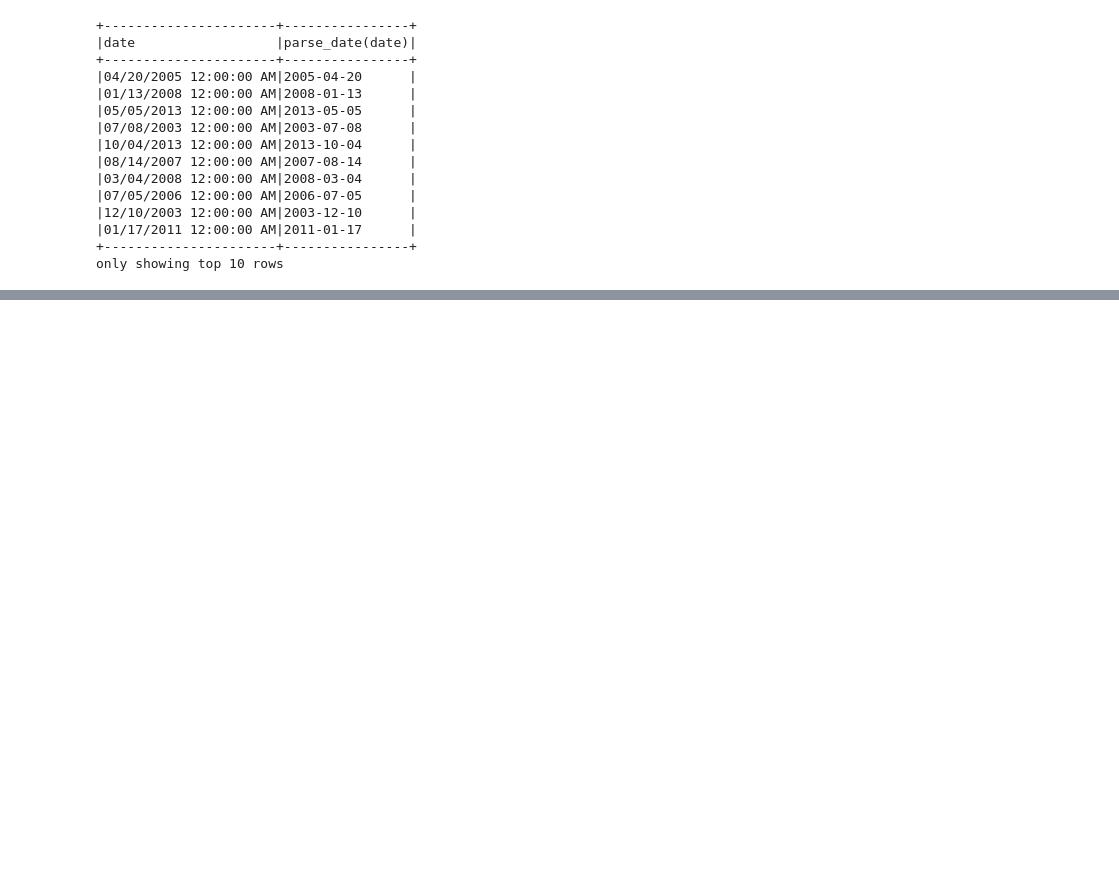
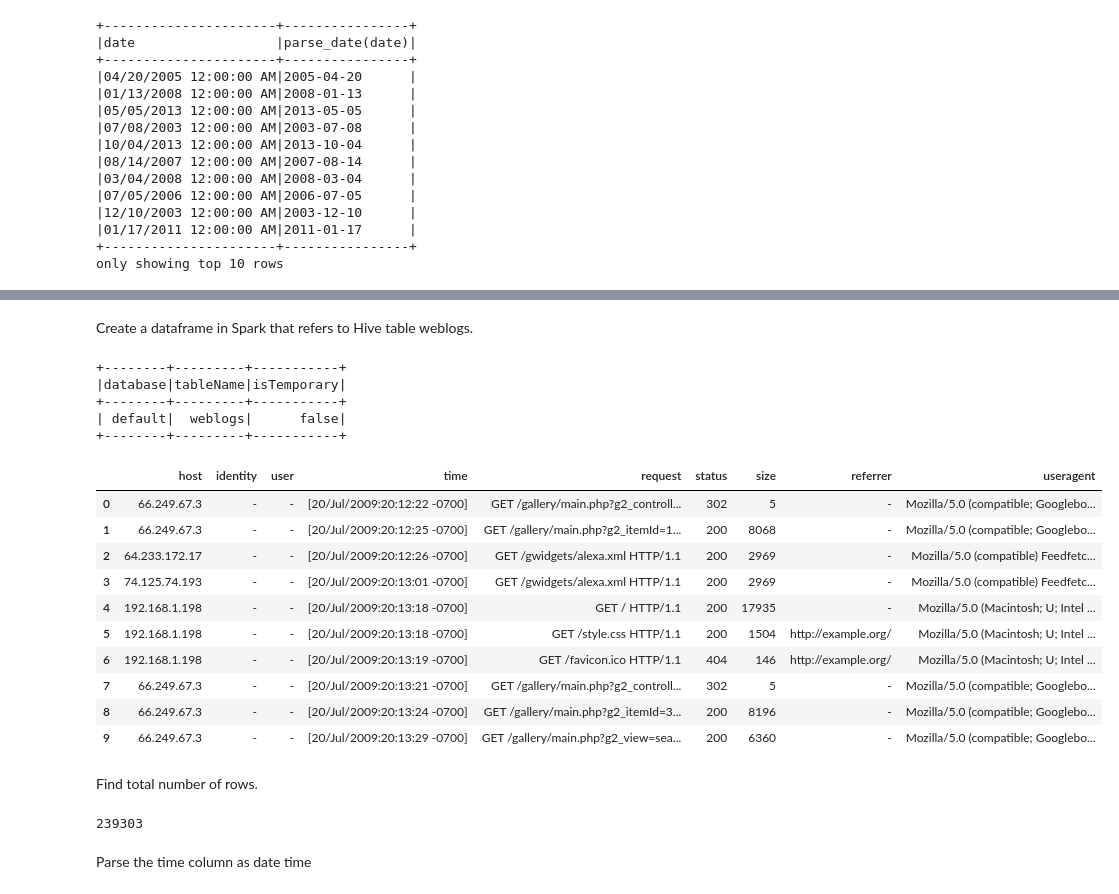
Before and after one commit to abulbasar/pyspark-examples, a Jupyter notebook: Spark_dataframe_pyspark.ipynb, the cells around one changed output, grey strips where cells are left out. Saved outputs shown, nothing was run; the diff lists cells and outputs as text; code cells hidden in the pictures; blank space fills up the shorter version.

```diff
--- a/Spark_dataframe_pyspark.ipynb
+++ b/Spark_dataframe_pyspark.ipynb
@@ -702,0 +792,33 @@ sfpd_clean.limit(10).toPandas()
+# %% [markdown]
+Create a dataframe in Spark that refers to Hive table weblogs.
+# %%
+sql("show tables").show()
+# %% [output]
++--------+---------+-----------+
+|database|tableName|isTemporary|
++--------+---------+-----------+
+| default|  weblogs|      false|
++--------+---------+-----------+
+# %%
+weblogs = spark.table("weblogs")
+weblogs.limit(10).toPandas()
+# %% [output]
+|  | host | identity | user | time | request | status | size | referrer | useragent |
+| 0 | 66.249.67.3 | - | - | [20/Jul/2009:20:12:22 -0700] | GET /gallery/main.php?g2_controll... | 302 | 5 | - | Mozilla/5.0 (compatible; Googlebo... |
+| 1 | 66.249.67.3 | - | - | [20/Jul/2009:20:12:25 -0700] | GET /gallery/main.php?g2_itemId=1... | 200 | 8068 | - | Mozilla/5.0 (compatible; Googlebo... |
+| 2 | 64.233.172.17 | - | - | [20/Jul/2009:20:12:26 -0700] | GET /gwidgets/alexa.xml HTTP/1.1 | 200 | 2969 | - | Mozilla/5.0 (compatible) Feedfetc... |
+| 3 | 74.125.74.193 | - | - | [20/Jul/2009:20:13:01 -0700] | GET /gwidgets/alexa.xml HTTP/1.1 | 200 | 2969 | - | Mozilla/5.0 (compatible) Feedfetc... |
+| 4 | 192.168.1.198 | - | - | [20/Jul/2009:20:13:18 -0700] | GET / HTTP/1.1 | 200 | 17935 | - | Mozilla/5.0 (Macintosh; U; Intel ... |
+| 5 | 192.168.1.198 | - | - | [20/Jul/2009:20:13:18 -0700] | GET /style.css HTTP/1.1 | 200 | 1504 | http://example.org/ | Mozilla/5.0 (Macintosh; U; Intel ... |
+| 6 | 192.168.1.198 | - | - | [20/Jul/2009:20:13:19 -0700] | GET /favicon.ico HTTP/1.1 | 404 | 146 | http://example.org/ | Mozilla/5.0 (Macintosh; U; Intel ... |
+| 7 | 66.249.67.3 | - | - | [20/Jul/2009:20:13:21 -0700] | GET /gallery/main.php?g2_controll... | 302 | 5 | - | Mozilla/5.0 (compatible; Googlebo... |
+| 8 | 66.249.67.3 | - | - | [20/Jul/2009:20:13:24 -0700] | GET /gallery/main.php?g2_itemId=3... | 200 | 8196 | - | Mozilla/5.0 (compatible; Googlebo... |
+| 9 | 66.249.67.3 | - | - | [20/Jul/2009:20:13:29 -0700] | GET /gallery/main.php?g2_view=sea... | 200 | 6360 | - | Mozilla/5.0 (compatible; Googlebo... |
+# %% [markdown]
+Find total number of rows.
+# %%
+weblogs.count()
+# %% [output]
+239303
+# %% [markdown]
+Parse the time column as date time
```
Also changed, not shown: parts of 27 cells of this notebook.
